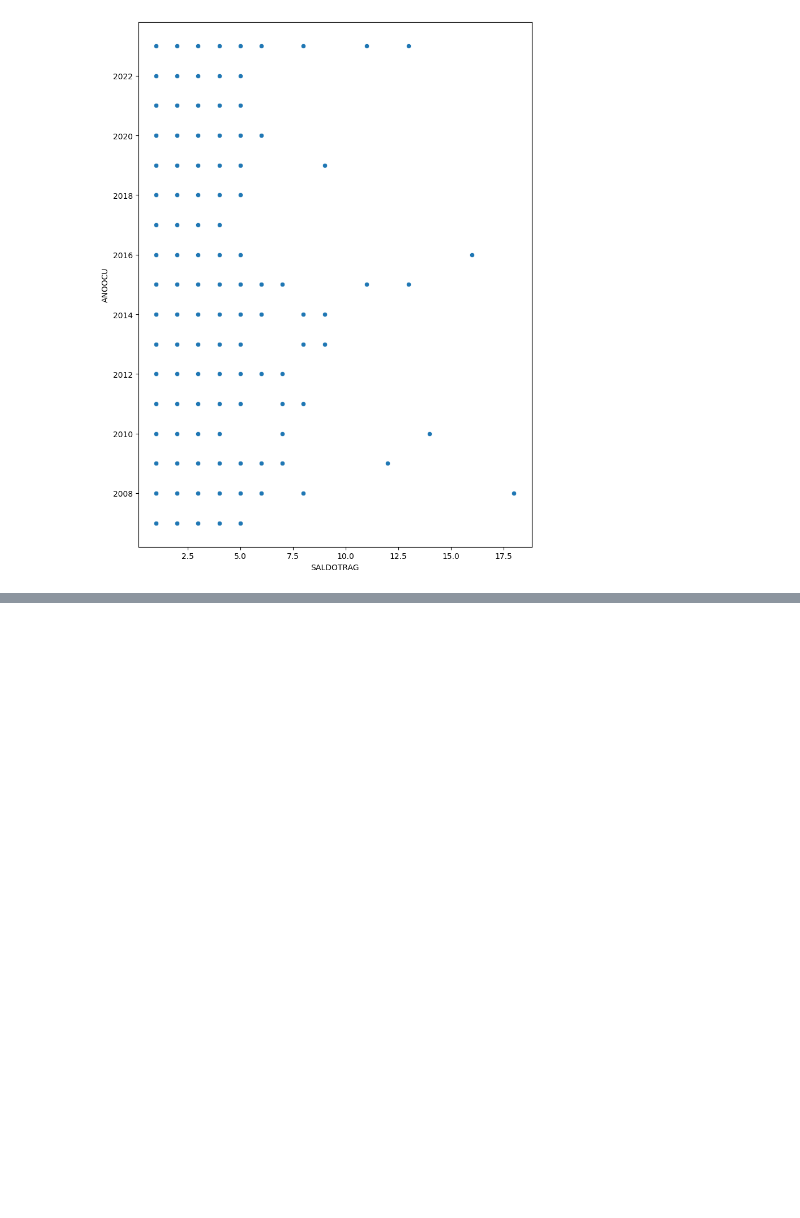
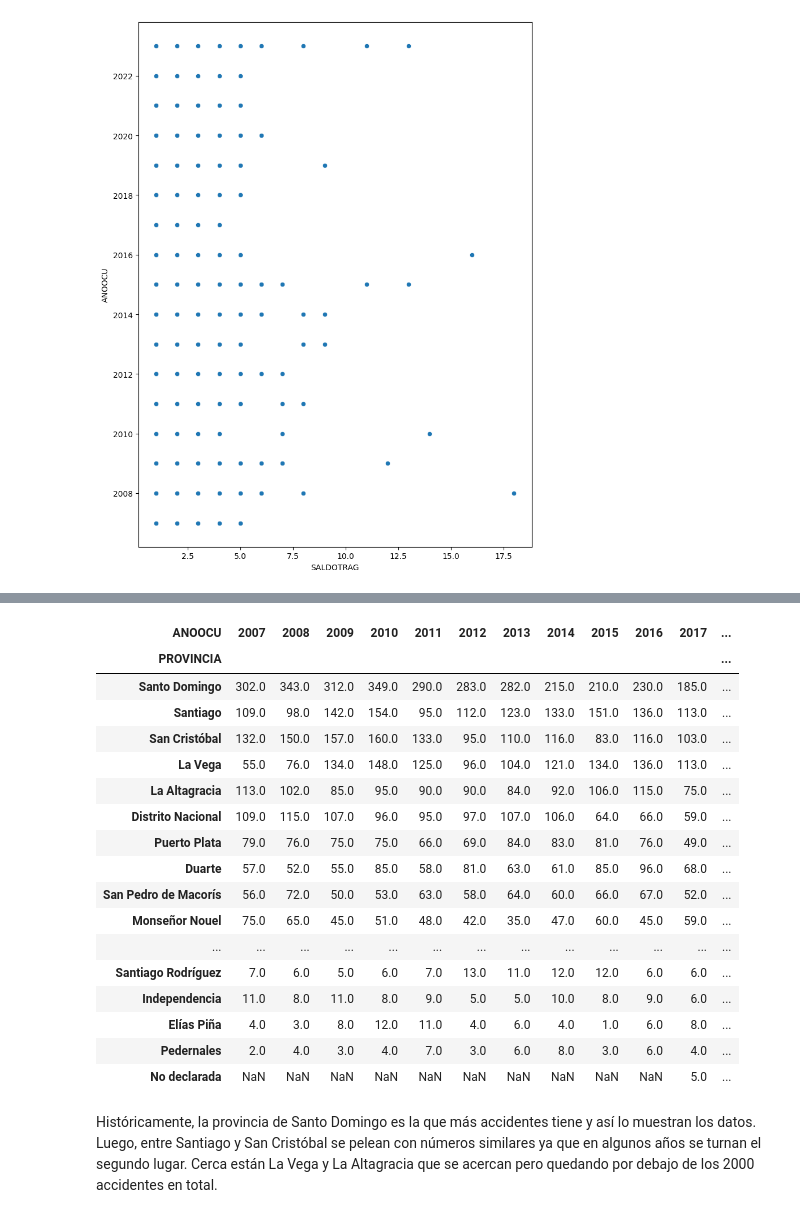
Before and after one commit to ngcarvajall/Accidentes_mortales_RD, a Jupyter notebook: Notebooks/Accidentes.ipynb, the cells around one changed output, grey strips where cells are left out. Saved outputs shown, nothing was run; the diff lists cells and outputs as text; code cells hidden in the pictures; blank space fills up the shorter version.

```diff
--- a/Notebooks/Accidentes.ipynb
+++ b/Notebooks/Accidentes.ipynb
@@ -682,0 +787,33 @@ f.relacion_numericas(df_llena, 'ANOOCU')
+# %%
+tabla_pivote_provincia = df_llena.pivot_table(
+    index='PROVINCIA',        # Las regiones serán las filas
+    columns='ANOOCU',         # Los años serán las columnas
+    values='TIPOACCIDENTE',  # La columna a contar
+    aggfunc='count',       # Contar la cantidad de accidentes
+)
+
+# Ordenar la tabla por el total de accidentes en todas las columnas
+tabla_pivote_provincia['Total'] = tabla_pivote_provincia.sum(axis=1)  # Agregar columna Total
+tabla_pivote_provincia = tabla_pivote_provincia.sort_values(by='Total', ascending=False)
+tabla_pivote_provincia
+# %% [output]
+| ANOOCU | 2007 | 2008 | 2009 | 2010 | 2011 | 2012 | 2013 | 2014 | 2015 | 2016 | 2017 | ... |
+| PROVINCIA |  |  |  |  |  |  |  |  |  |  |  | ... |
+| Santo Domingo | 302.0 | 343.0 | 312.0 | 349.0 | 290.0 | 283.0 | 282.0 | 215.0 | 210.0 | 230.0 | 185.0 | ... |
+| Santiago | 109.0 | 98.0 | 142.0 | 154.0 | 95.0 | 112.0 | 123.0 | 133.0 | 151.0 | 136.0 | 113.0 | ... |
+| San Cristóbal | 132.0 | 150.0 | 157.0 | 160.0 | 133.0 | 95.0 | 110.0 | 116.0 | 83.0 | 116.0 | 103.0 | ... |
+| La Vega | 55.0 | 76.0 | 134.0 | 148.0 | 125.0 | 96.0 | 104.0 | 121.0 | 134.0 | 136.0 | 113.0 | ... |
+| La Altagracia | 113.0 | 102.0 | 85.0 | 95.0 | 90.0 | 90.0 | 84.0 | 92.0 | 106.0 | 115.0 | 75.0 | ... |
+| Distrito Nacional | 109.0 | 115.0 | 107.0 | 96.0 | 95.0 | 97.0 | 107.0 | 106.0 | 64.0 | 66.0 | 59.0 | ... |
+| Puerto Plata | 79.0 | 76.0 | 75.0 | 75.0 | 66.0 | 69.0 | 84.0 | 83.0 | 81.0 | 76.0 | 49.0 | ... |
+| Duarte | 57.0 | 52.0 | 55.0 | 85.0 | 58.0 | 81.0 | 63.0 | 61.0 | 85.0 | 96.0 | 68.0 | ... |
+| San Pedro de Macorís | 56.0 | 72.0 | 50.0 | 53.0 | 63.0 | 58.0 | 64.0 | 60.0 | 66.0 | 67.0 | 52.0 | ... |
+| Monseñor Nouel | 75.0 | 65.0 | 45.0 | 51.0 | 48.0 | 42.0 | 35.0 | 47.0 | 60.0 | 45.0 | 59.0 | ... |
+| ... | ... | ... | ... | ... | ... | ... | ... | ... | ... | ... | ... | ... |
+| Santiago Rodríguez | 7.0 | 6.0 | 5.0 | 6.0 | 7.0 | 13.0 | 11.0 | 12.0 | 12.0 | 6.0 | 6.0 | ... |
+| Independencia | 11.0 | 8.0 | 11.0 | 8.0 | 9.0 | 5.0 | 5.0 | 10.0 | 8.0 | 9.0 | 6.0 | ... |
+| Elías Piña | 4.0 | 3.0 | 8.0 | 12.0 | 11.0 | 4.0 | 6.0 | 4.0 | 1.0 | 6.0 | 8.0 | ... |
+| Pedernales | 2.0 | 4.0 | 3.0 | 4.0 | 7.0 | 3.0 | 6.0 | 8.0 | 3.0 | 6.0 | 4.0 | ... |
+| No declarada | NaN | NaN | NaN | NaN | NaN | NaN | NaN | NaN | NaN | NaN | 5.0 | ... |
+# %% [markdown]
+Históricamente, la provincia de Santo Domingo es la que más accidentes tiene y así lo muestran los datos. Luego, entre Santiago y San Cristóbal se pelean con números similares ya que en algunos años se turnan el segundo lugar. Cerca están La Vega y La Altagracia que se acercan pero quedando por debajo de los 2000 accidentes en total.
```
Also changed, not shown: parts of 13 cells of this notebook, 2 other files.
